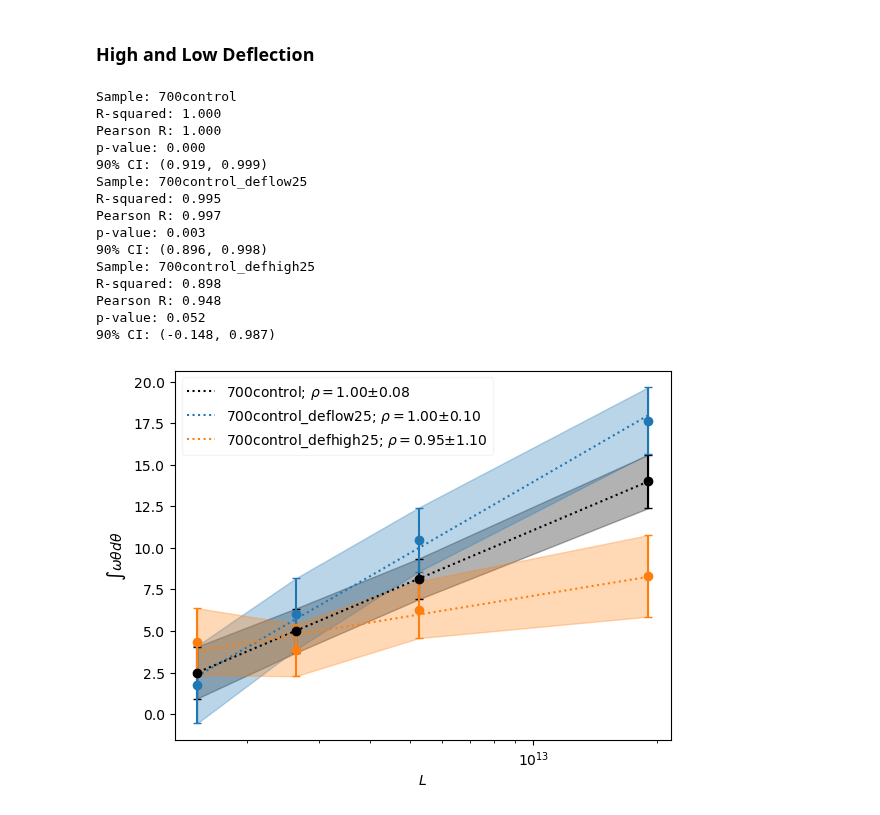
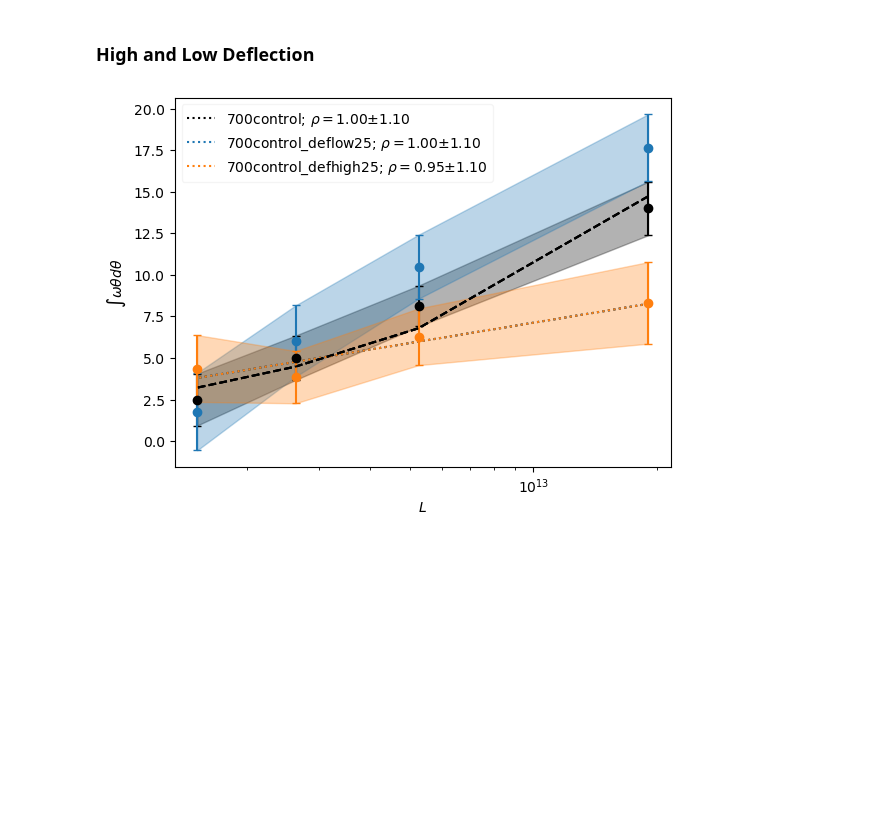
Before and after one commit to FedeDavilaKurban/Auger, a Jupyter notebook: plots.ipynb, the cells around one changed output. Saved outputs shown, nothing was run; the diff lists cells and outputs as text; code cells hidden in the pictures; blank space fills up the shorter version.

```diff
--- a/plots.ipynb
+++ b/plots.ipynb
@@ -466,57 +543,44 @@ for sample, color in zip(samples,colors):
     int_mean = data['int_mean']
     int_std = data['int_std']
 
-    res_lr = stats.linregress(-meanMag, int_mean)
+    #res_lr = stats.linregress(-meanMag, int_mean)
     res_prs = stats.pearsonr(-meanMag, int_mean)
-    ci90 = bootstrap_ci(-meanMag, int_mean, 0, int_std, n_bootstrap=10000, ci=90)
-    pearson_mean = res_prs.statistic
-    pearson_ci = pearson_mean-ci90[0]
+    # ci90 = bootstrap_ci(-meanMag, int_mean, 0, int_std, n_bootstrap=10000, ci=90)
+    # pearson_mean = res_prs.statistic
+    # pearson_ci = pearson_mean-ci90[0]
 
-    print(f"Sample: {sample}")
-    print(f"R-squared: {res_lr.rvalue**2:.3f}")
-    print(f"Pearson R: {res_prs.statistic:.3f}")
-    print(f"p-value: {res_prs.pvalue:.3f}")
-    print(f"90% CI: ({ci90[0]:.3f}, {ci90[1]:.3f})")
+    # print(f"Sample: {sample}")
+    # print(f"R-squared: {res_lr.rvalue**2:.3f}")
+    # print(f"Pearson R: {res_prs.statistic:.3f}")
+    # print(f"p-value: {res_prs.pvalue:.3f}")
+    # print(f"90% CI: ({ci90[0]:.3f}, {ci90[1]:.3f})")
 
     #label = f'{sample}; '+r'$R^2=$'+f'{res_lr.rvalue**2:.2f}'
     #label = f'{sample}; '+r'$\rho=$'+f'{res_prs.statistic:.2f}; '+r'$p=$'+f'{res_prs.pvalue:.2f}'
     label = f'{sample}; '+r'$\rho=$'+f'{res_prs.statistic:.2f}'+r'$\pm$'+f'{pearson_ci:.2f}'
 
     #ax.plot(-meanMag, res_lr.intercept - res_lr.slope*meanMag, ls=':',c=color,\
     #        label=label)
     ax.plot(10**(-.4*meanMag+3.28), res_lr.intercept - res_lr.slope*meanMag, ls=':',c=color,\
             label=label)
 
     #for i in range(len(int_mean)):
     ax.errorbar(10**(-.4*meanMag+3.28),int_mean,yerr=int_std,c=color,fmt='o',capsize=3)
     #ax.scatter(-meanMag,int_mean,c=color,marker='o')
     ax.fill_between(10**(-.4*meanMag+3.28),y1=int_mean-int_std,y2=int_mean+int_std,color=color,alpha=.3)
-
+    x = (10**(-.4*meanMag+3.28))
+    y = 10*(x/1E13)**.6
+    ax.plot(x,y, ls='--', c='k')
 
 ax.set_xscale('log')
 
 ax.set_ylabel(r'$\int\omega\theta d\theta$')
 ax.set_xlabel(r'$L$')
 
 ax.legend(loc=0,framealpha=.2)
 
 plt.savefig(f'../plots/int_K_nq{nquant}_nbs{nbootstrap}_deflection.png')
 
 plt.show()
 # %% [output]
-Sample: 700control
-R-squared: 1.000
-Pearson R: 1.000
-p-value: 0.000
-90% CI: (0.919, 0.999)
-Sample: 700control_deflow25
-R-squared: 0.995
-Pearson R: 0.997
-p-value: 0.003
-90% CI: (0.896, 0.998)
-Sample: 700control_defhigh25
-R-squared: 0.898
-Pearson R: 0.948
-p-value: 0.052
-90% CI: (-0.148, 0.987)
-[figure, old version]
+[figure, new version]
```
Also changed, not shown: parts of 5 cells of this notebook, 4 other files.
